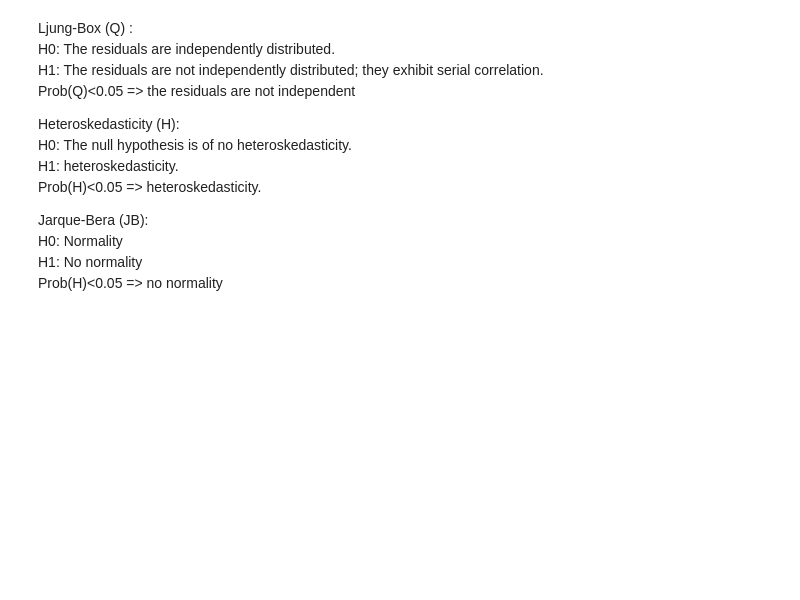
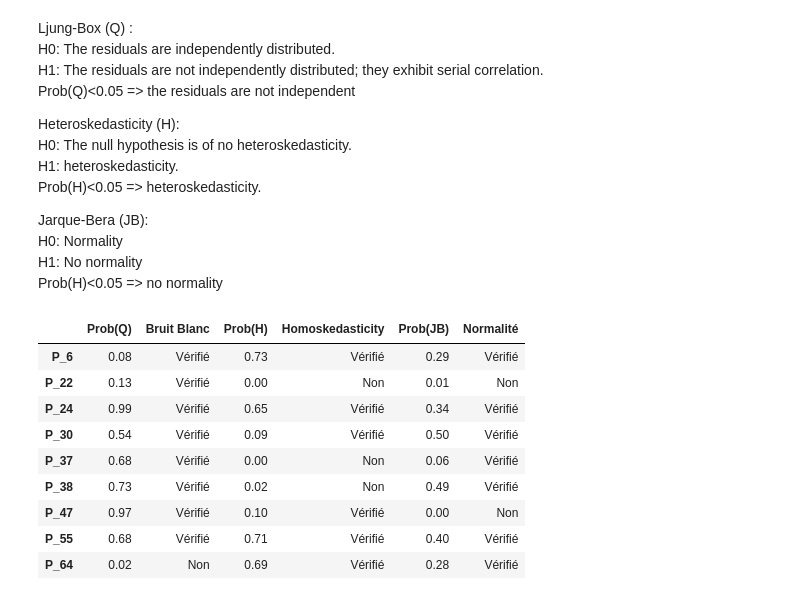
Before and after one commit to Mounji-Salma/Forecasting_App, a Jupyter notebook: ARIMA.ipynb, the cells around one changed output. Saved outputs shown, nothing was run; the diff lists cells and outputs as text; code cells hidden in the pictures; blank space fills up the shorter version.

```diff
--- a/ARIMA.ipynb
+++ b/ARIMA.ipynb
@@ -297,4 +344,24 @@ def Oui_non(x):
     return "Vérifié" if x else "Non"
+# %%
+res = pd.DataFrame(columns=['Prob(Q)', 'Bruit Blanc', 'Prob(H)','Homoskedasticity','Prob(JB)','Normalité'])
+for i in range(len(sales_s.columns)):
+    tbl = models[i].summary().tables[2].data
+    res = res.append({"Prob(Q)": float(tbl[1][1]), "Bruit Blanc": Verif(float(tbl[1][1])>0.05), \
+                      "Prob(H)": float(tbl[3][1]), "Homoskedasticity": Verif(float(tbl[3][1])>0.05), \
+                      "Prob(JB)": float(tbl[1][3]), "Normalité": Verif(float(tbl[1][3])>0.05)}\
+                     ,ignore_index=True)
+res.set_index(sales_s.columns)
+# %% [output]
+|  | Prob(Q) | Bruit Blanc | Prob(H) | Homoskedasticity | Prob(JB) | Normalité |
+| P_6 | 0.08 | Vérifié | 0.73 | Vérifié | 0.29 | Vérifié |
+| P_22 | 0.13 | Vérifié | 0.00 | Non | 0.01 | Non |
+| P_24 | 0.99 | Vérifié | 0.65 | Vérifié | 0.34 | Vérifié |
+| P_30 | 0.54 | Vérifié | 0.09 | Vérifié | 0.50 | Vérifié |
+| P_37 | 0.68 | Vérifié | 0.00 | Non | 0.06 | Vérifié |
+| P_38 | 0.73 | Vérifié | 0.02 | Non | 0.49 | Vérifié |
+| P_47 | 0.97 | Vérifié | 0.10 | Vérifié | 0.00 | Non |
+| P_55 | 0.68 | Vérifié | 0.71 | Vérifié | 0.40 | Vérifié |
+| P_64 | 0.02 | Non | 0.69 | Vérifié | 0.28 | Vérifié |
 # %%
 res = pd.DataFrame(columns=['Prob(Q)', 'Bruit Blanc', 'Prob(H)','Homoskedasticity','Prob(JB)','Normalité'])
 for i in range(len(sales_s.columns)):
```
Also changed, not shown: parts of 13 cells of this notebook, 4 other files.
